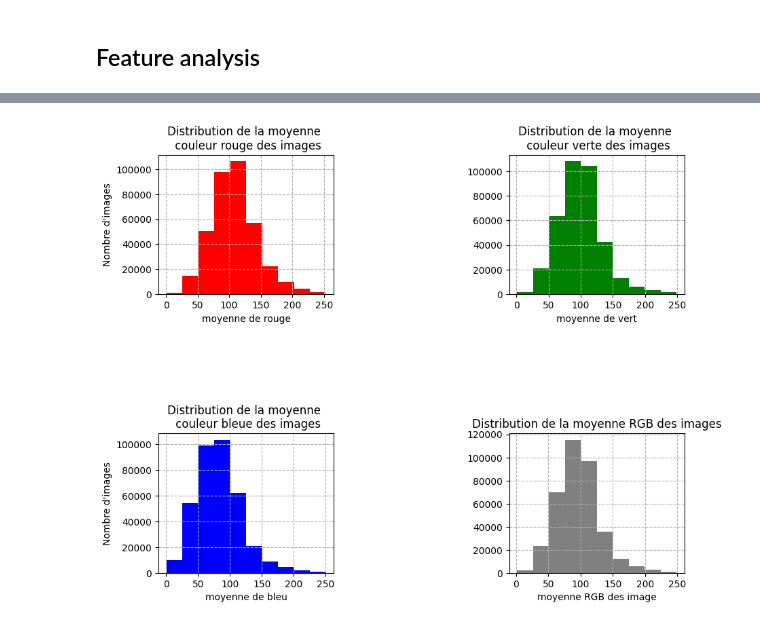
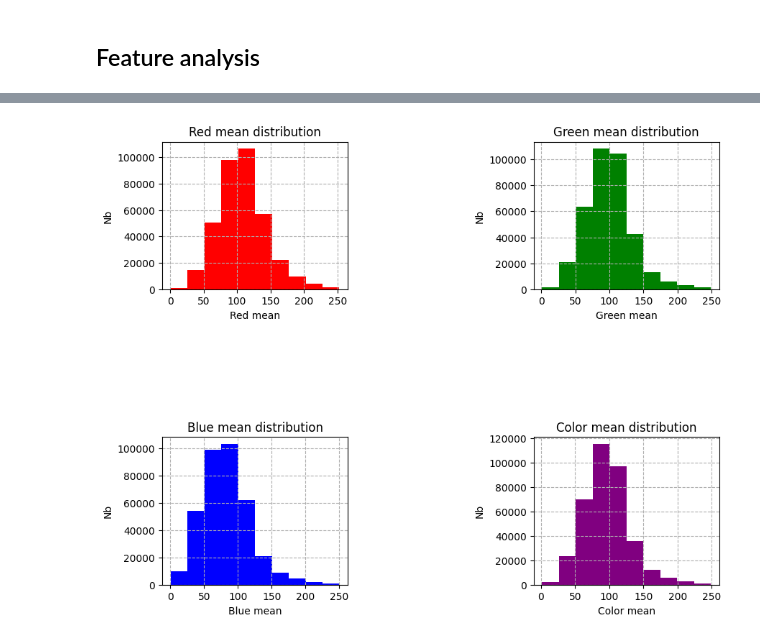
Before and after one commit to guillaumepot/mushroom_datascience, a Jupyter notebook: src/notebooks/3-imgs_analysis.ipynb, the cells around one changed output, grey strips where cells are left out. Drawn from its saved outputs; the diff is of its cells as text; code cells hidden in the pictures.

```diff
--- a/src/notebooks/3-imgs_analysis.ipynb
+++ b/src/notebooks/3-imgs_analysis.ipynb
@@ -90,35 +157,34 @@ See the caveats in the documentation: https://pandas.pydata.org/pandas-docs/stab
 # %%
-# On génère des graphs pour analsyer les canaux RGB de simages
-
+# RGB mean comparison
 fig, ((ax4,ax5),(ax6,ax7)) = plt.subplots(2,2, figsize=(10,8))
 plt.subplots_adjust(wspace=1, hspace=1)
 
-# Graph de la moyenne canal rouge des images
-ax4.hist(x = 'moyenne_rouge', data = features_extraction, color='red')
-ax4.set_title('Distribution de la moyenne \n couleur rouge des images')
-ax4.set_xlabel('moyenne de rouge')
+# Red mean graph
+ax4.hist(x = 'red mean', data = cleaned_dataset_with_features, color='red')
+ax4.set_title('Red mean distribution')
+ax4.set_xlabel('Red mean')
+ax4.set_ylabel('Nb')
 ax4.grid(True, linestyle = '--')
-ax4.set_ylabel('Nombre d\'images')
 
-# Graph de la moyenne canal vert des images
-ax5.hist(x = 'moyenne_vert', data = features_extraction, color='green')
-ax5.set_title('Distribution de la moyenne \n couleur verte des images')
-ax5.set_xlabel('moyenne de vert')
+# Green mean graph
+ax5.hist(x = 'green mean', data = cleaned_dataset_with_features, color='green')
+ax5.set_title('Green mean distribution')
+ax5.set_xlabel('Green mean')
+ax5.set_ylabel('Nb')
 ax5.grid(True, linestyle = '--')
-ax5.sharey=ax4
 
-# Graph de la moyenne canal bleu des images
-ax6.hist(x = 'moyenne_bleu', data = features_extraction, color='blue')
-ax6.set_title('Distribution de la moyenne \n couleur bleue des images')
-ax6.set_xlabel('moyenne de bleu')
+# Blue mean graph
+ax6.hist(x = 'blue mean', data = cleaned_dataset_with_features, color='blue')
+ax6.set_title('Blue mean distribution')
+ax6.set_xlabel('Blue mean')
+ax6.set_ylabel('Nb')
 ax6.grid(True, linestyle = '--')
-ax6.set_ylabel('Nombre d\'images')
 
-# Graph de la moyenne RGB images
-ax7.hist(x = 'moyenne_couleurs', data = features_extraction, color='gray')
-ax7.set_title('Distribution de la moyenne RGB des images')
-ax7.set_xlabel('moyenne RGB des image')
+# Color mean graph
+ax7.hist(x = 'color mean', data = cleaned_dataset_with_features, color='purple')
+ax7.set_title('Color mean distribution')
+ax7.set_xlabel('Color mean')
+ax7.set_ylabel('Nb')
 ax7.grid(True, linestyle = '--')
-ax7.sharey=ax6
 # %% [output]
-[figure, old version]
+[figure, new version]
```
Also changed, not shown: parts of 20 cells of this notebook, 5 other files.
